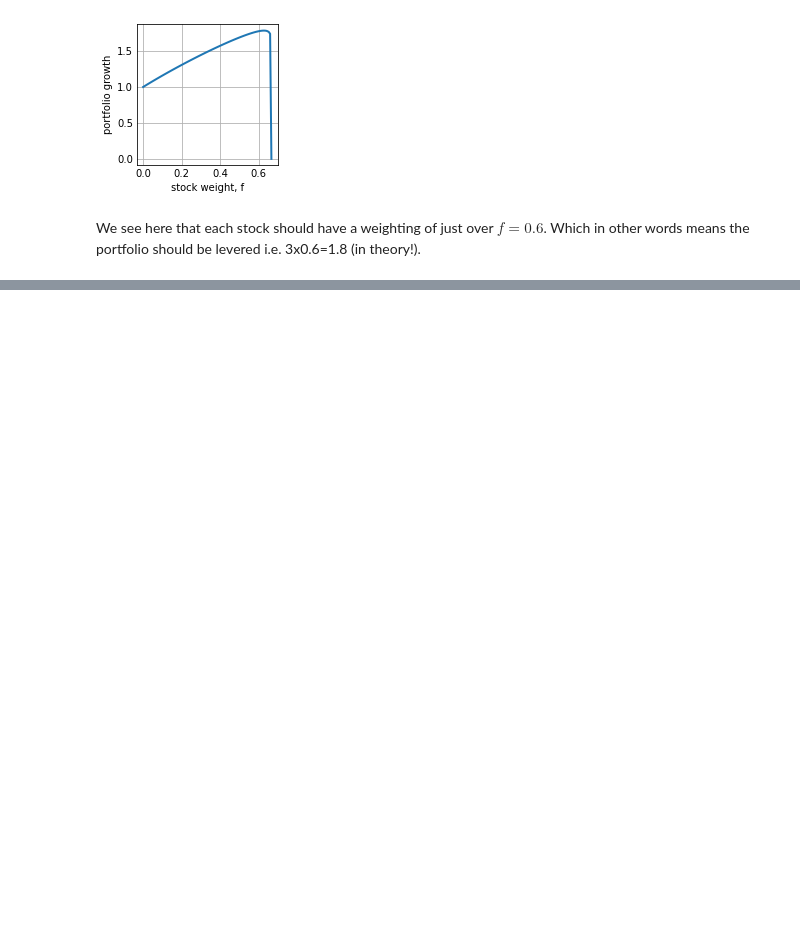
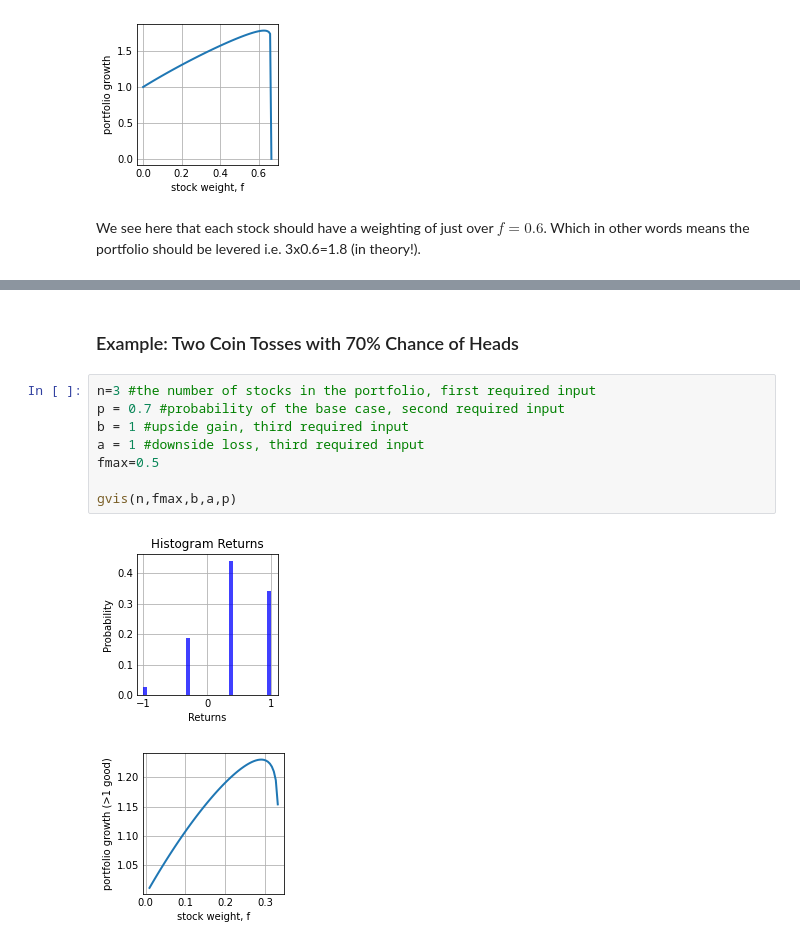
Before and after one commit to mtlr05/Pfoolio, a Jupyter notebook: Pfoolio notebook.ipynb, the cells around one changed output, grey strips where cells are left out. Drawn from its saved outputs; the diff is of its cells as text; blank space fills up the shorter version.

```diff
--- a/Pfoolio notebook.ipynb
+++ b/Pfoolio notebook.ipynb
@@ -115,0 +199,13 @@ We see here that each stock should have a weighting of just over $f=0.6$. Which
+# %% [markdown]
+### Example: Two Coin Tosses with 70% Chance of Heads
+# %%
+n=3 #the number of stocks in the portfolio, first required input
+p = 0.7 #probability of the base case, second required input
+b = 1 #upside gain, third required input
+a = 1 #downside loss, third required input
+fmax=0.5
+
+gvis(n,fmax,b,a,p)
+# %% [output]
+[figure, added]
+[figure, added]
```
Also changed, not shown: parts of 11 cells of this notebook.
